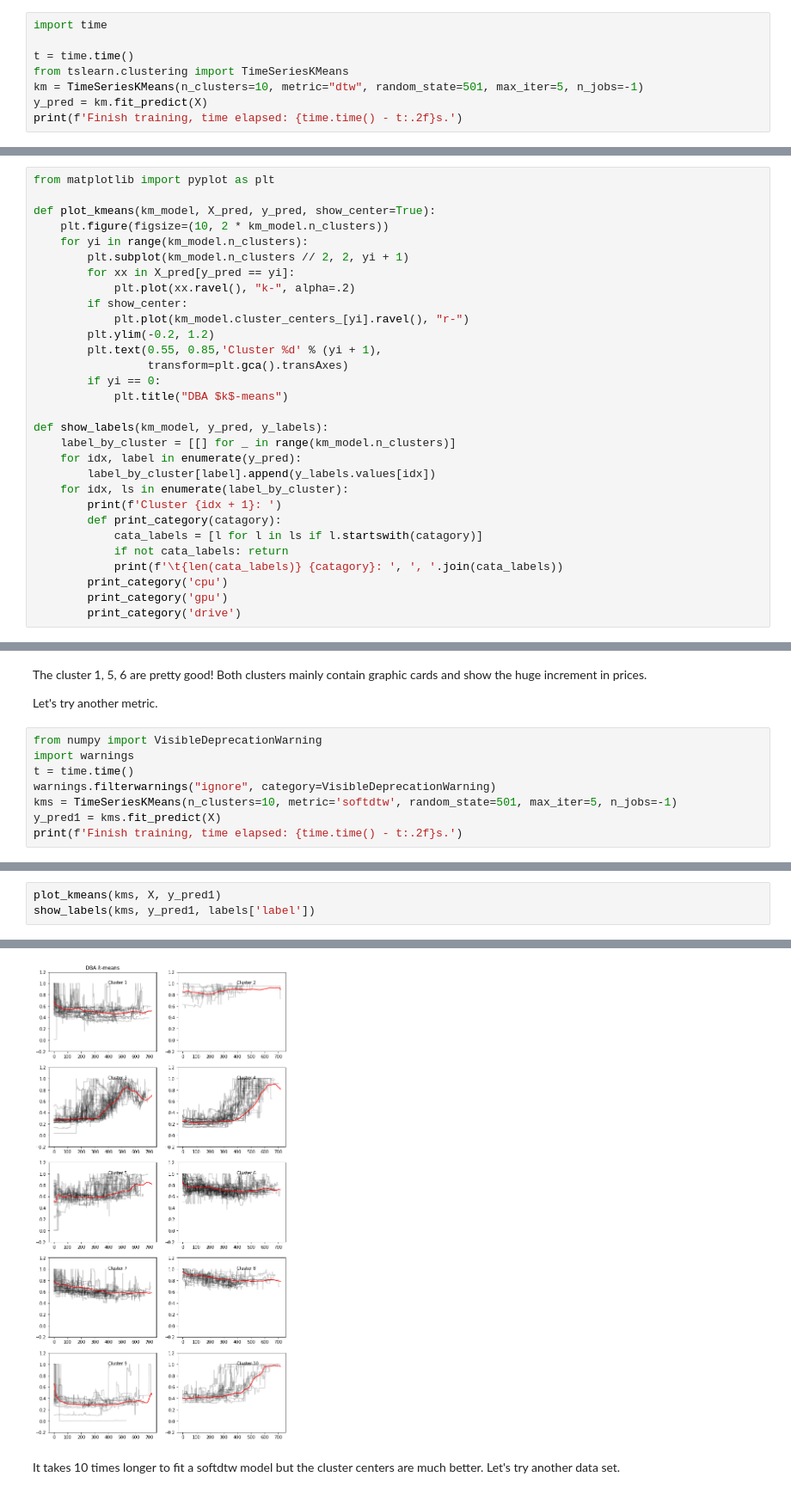
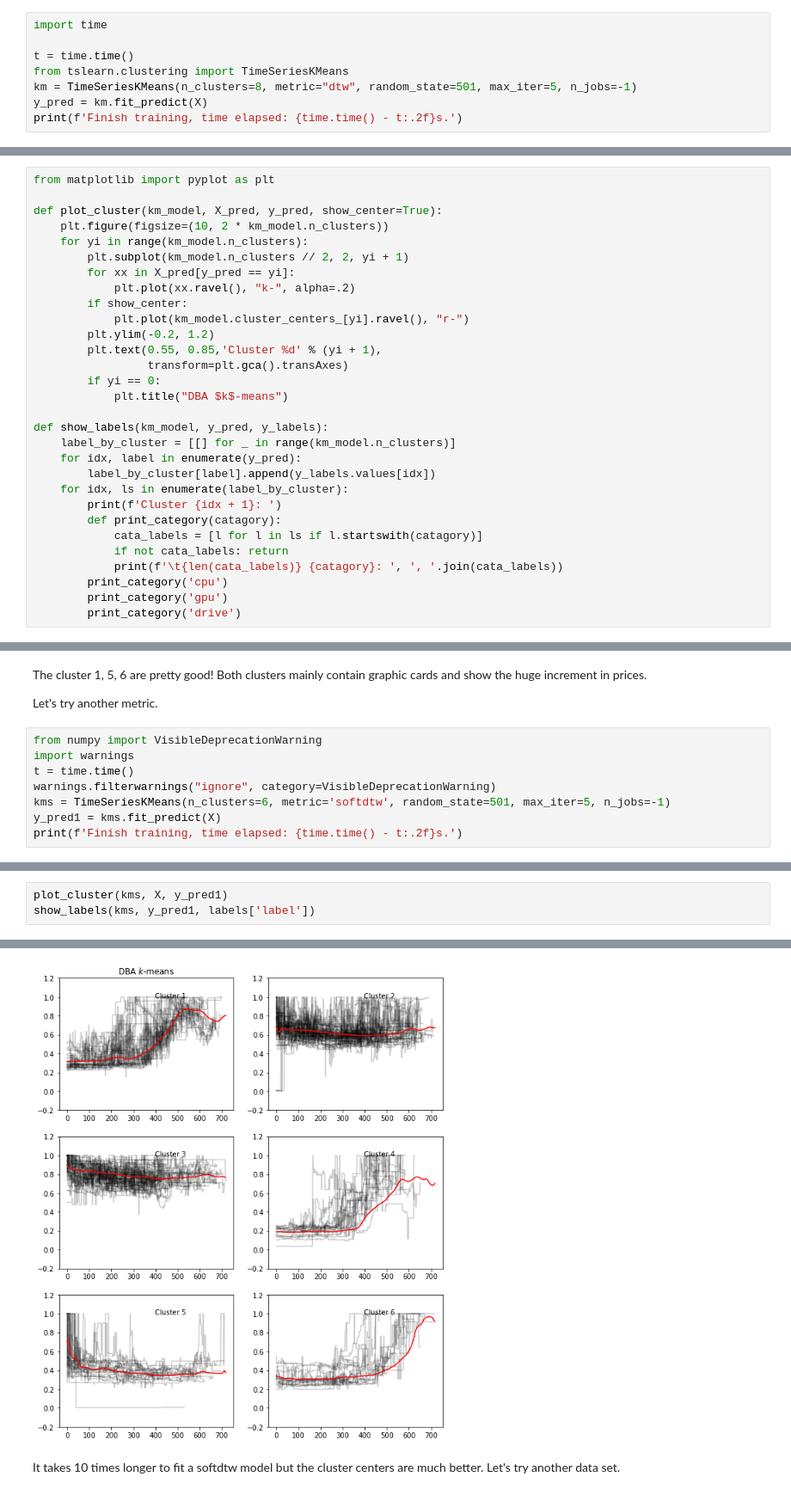
Before and after one commit to jingshenSN2/pc-hardware-ml-2021, a Jupyter notebook: cluster/amazon.ipynb, the cells around one changed output, grey strips where cells are left out. Shown at 86% size. Saved outputs shown, nothing was run; the diff lists cells and outputs as text.

```diff
--- a/cluster/amazon.ipynb
+++ b/cluster/amazon.ipynb
@@ -51,7 +51,7 @@ import time
 
 t = time.time()
 from tslearn.clustering import TimeSeriesKMeans
-km = TimeSeriesKMeans(n_clusters=10, metric="dtw", random_state=501, max_iter=5, n_jobs=-1)
+km = TimeSeriesKMeans(n_clusters=8, metric="dtw", random_state=501, max_iter=5, n_jobs=-1)
 y_pred = km.fit_predict(X)
 print(f'Finish training, time elapsed: {time.time() - t:.2f}s.')
 # %% [output]
@@ -61,7 +61,7 @@ Write functions to plot by clusters and show the labels in each cluster.
 # %%
 from matplotlib import pyplot as plt
 
-def plot_kmeans(km_model, X_pred, y_pred, show_center=True):
+def plot_cluster(km_model, X_pred, y_pred, show_center=True):
     plt.figure(figsize=(10, 2 * km_model.n_clusters))
     for yi in range(km_model.n_clusters):
         plt.subplot(km_model.n_clusters // 2, 2, yi + 1)
@@ -121,7 +121,7 @@ from numpy import VisibleDeprecationWarning
 import warnings
 t = time.time()
 warnings.filterwarnings("ignore", category=VisibleDeprecationWarning)
-kms = TimeSeriesKMeans(n_clusters=10, metric='softdtw', random_state=501, max_iter=5, n_jobs=-1)
+kms = TimeSeriesKMeans(n_clusters=6, metric='softdtw', random_state=501, max_iter=5, n_jobs=-1)
 y_pred1 = kms.fit_predict(X)
 print(f'Finish training, time elapsed: {time.time() - t:.2f}s.')
 # %% [output]
@@ -129,5 +129,5 @@ Finish training, time elapsed: 575.36s.
 # %%
-plot_kmeans(kms, X, y_pred1)
+plot_cluster(kms, X, y_pred1)
 show_labels(kms, y_pred1, labels['label'])
 # %% [output]
 Cluster 1:
@@ -150,4 +153,4 @@ Cluster 10:
-[figure, old version]
+[figure, new version]
 # %% [markdown]
 It takes 10 times longer to fit a softdtw model but the cluster centers are much better.
 Let's try another data set.
```
Also changed, not shown: parts of 18 cells of this notebook.
